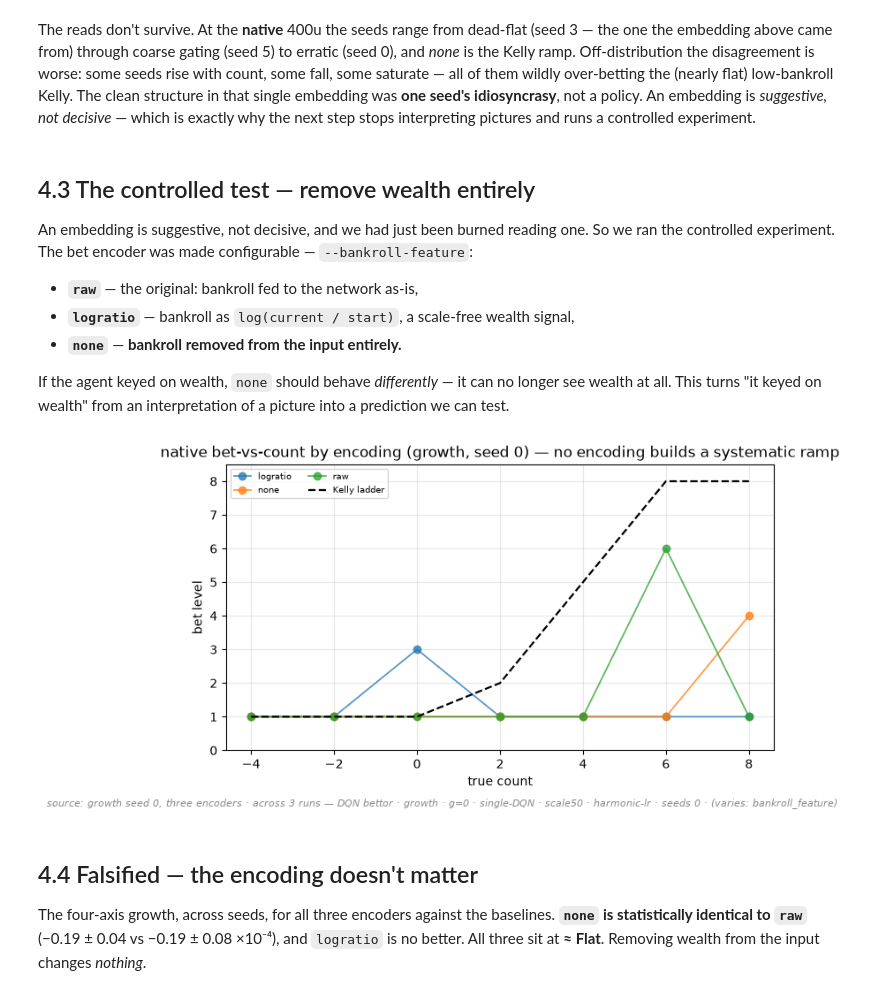
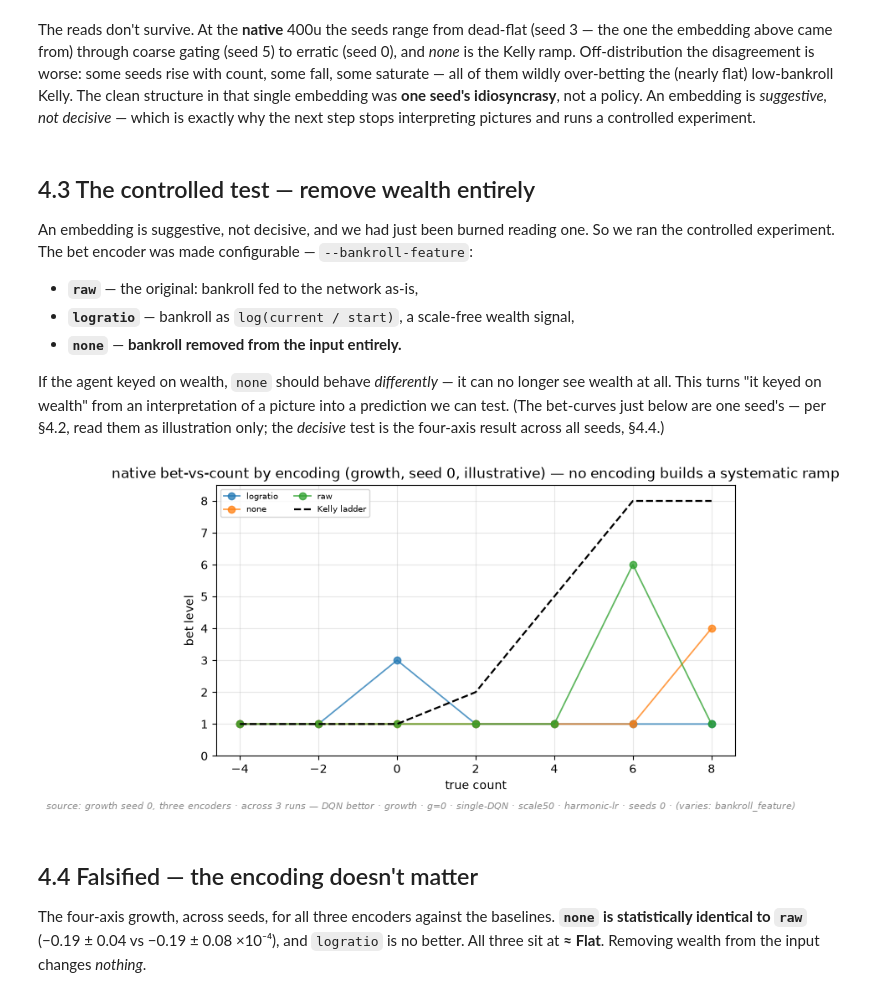
Before and after one commit to arda-basarici/blackjack-rl, a Jupyter notebook: analysis/session/chapters/ch4_wealth_hypothesis.ipynb, the cells around one changed output. Drawn from its saved outputs; the diff is of its cells as text; code cells hidden in the pictures.

```diff
--- a/analysis/session/chapters/ch4_wealth_hypothesis.ipynb
+++ b/analysis/session/chapters/ch4_wealth_hypothesis.ipynb
@@ -84,14 +95,14 @@ controlled experiment. The bet encoder was made configurable — `--bankroll-fea
 - **`none`** — **bankroll removed from the input entirely.**
 
 If the agent keyed on wealth, `none` should behave *differently* — it can no longer see wealth at all. This
-turns "it keyed on wealth" from an interpretation of a picture into a prediction we can test.
+turns "it keyed on wealth" from an interpretation of a picture into a prediction we can test. (The bet-curves just below are one seed's — per §4.2, read them as illustration only; the *decisive* test is the four-axis result across all seeds, §4.4.)
 # %%
 seed0 = runs[(runs.regime == "growth") & (runs.seed == 0)].groupby("bankroll_feature", as_index=False).tail(1)
 plot_native_curves(seed0.sort_values("bankroll_feature"), label=lambda r: r.bankroll_feature,
-                   title="native bet-vs-count by encoding (growth, seed 0) — no encoding builds a systematic ramp",
+                   title="native bet-vs-count by encoding (growth, seed 0, illustrative) — no encoding builds a systematic ramp",
                    note=bet_provenance(seed0, role="growth seed 0, three encoders"))
 # %% [output]
-[figure, old version]
+[figure, new version]
 # %% [markdown]
 ## 4.4 Falsified — the encoding doesn't matter
 
```
Also changed, not shown: parts of 12 cells of this notebook, 9 other files.
